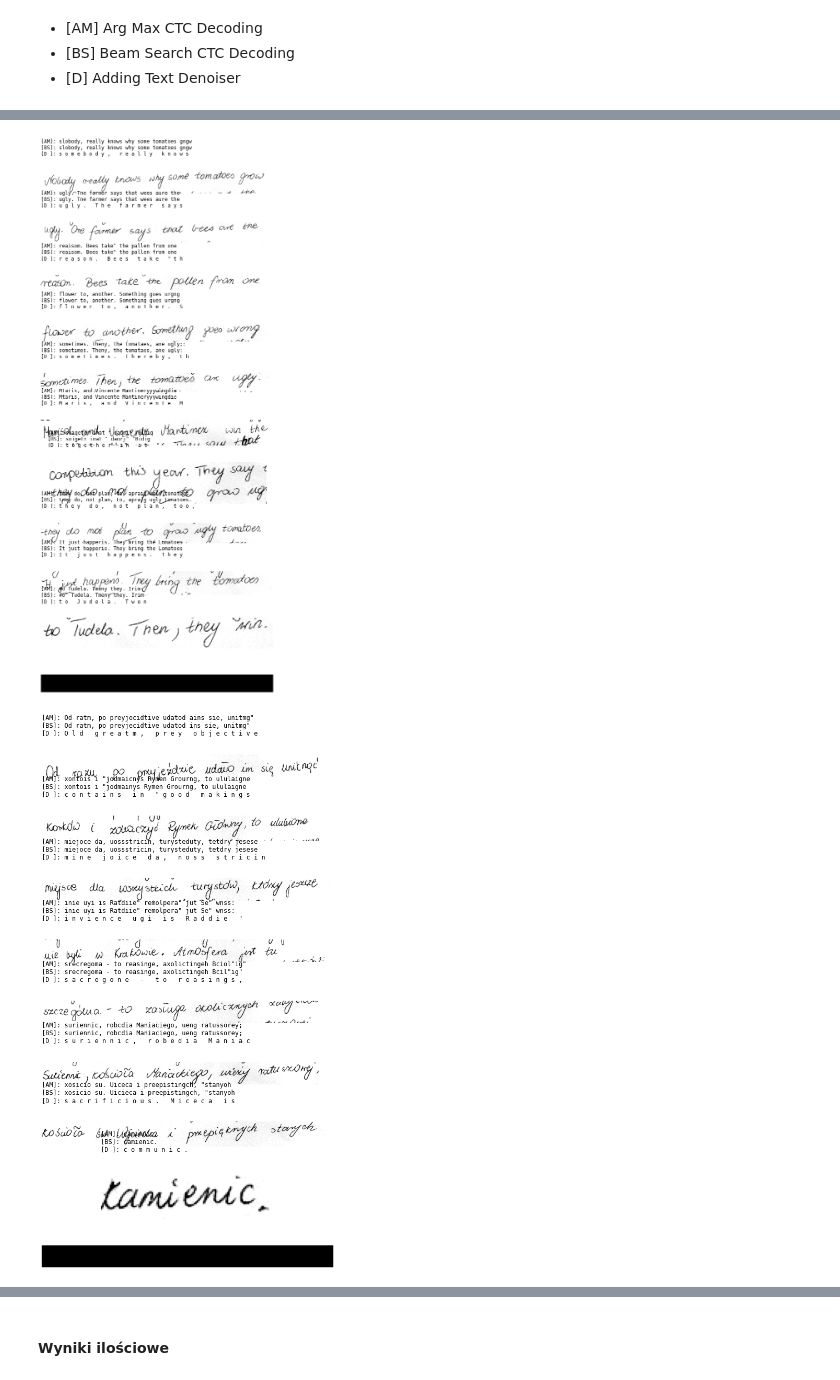
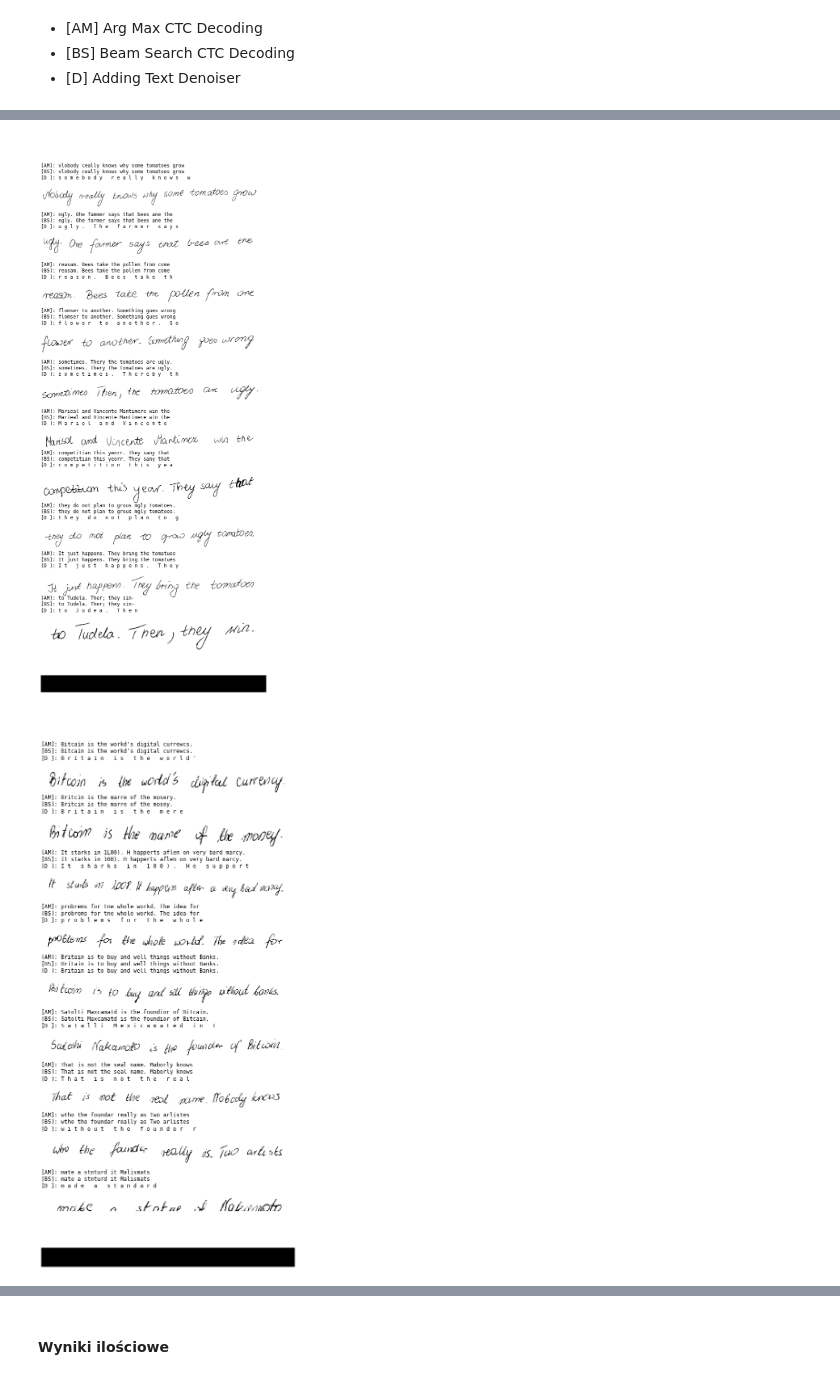
Before and after one commit to Tahimari/OCR-iam, a Jupyter notebook: own_data_ocr.ipynb, the cells around one changed output, grey strips where cells are left out. Cells and saved outputs as stored; diff of their text form; code cells hidden in the pictures.

```diff
--- a/own_data_ocr.ipynb
+++ b/own_data_ocr.ipynb
@@ -47,9 +47,9 @@ import json
 
 files = [
     'A00-000',
-    'A00-001',
     'A00-002',
-    'A00-003'
+    'A00-003',
+    'A00-001'
 ]
 
 words = json.load(open('my-dataset/words.json',))
@@ -305,7 +305,7 @@ for i, form_character_probs in enumerate(character_probs):
 
         line_image = line_images_array[i][j]
         axs[j].imshow(line_image.squeeze(), cmap='Greys_r')
-        axs[j].set_title("[AM]: {}\n[BS]: {}\n[D ]: {}\n\n".format(decoded_line_am, decoded_line_bs, decoded_line_denoiser), fontdict={"horizontalalignment":"left", "family":"monospace"}, x=0)
+        axs[j].set_title("\n\n\n\n[AM]: {}\n[BS]: {}\n[D ]: {}\n".format(decoded_line_am, decoded_line_bs, decoded_line_denoiser), fontdict={"horizontalalignment":"left", "family":"monospace"}, x=0)
         axs[j].axis('off')
     axs[-1].imshow(np.zeros(shape=line_image_size), cmap='Greys_r')
     axs[-1].axis('off')
@@ -330,2 +330,2 @@ for i, form_character_probs in enumerate(character_probs):
-[figure, old version]
+[figure, new version]
-[figure, old version]
+[figure, new version]
```
Also changed, not shown: parts of 10 cells of this notebook, 1 other file.
